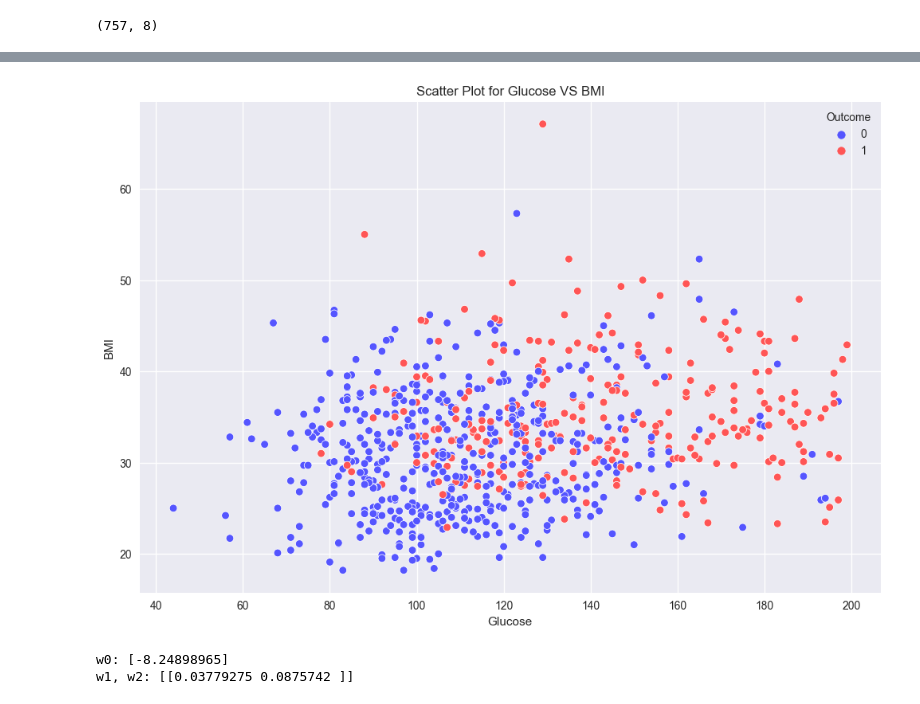
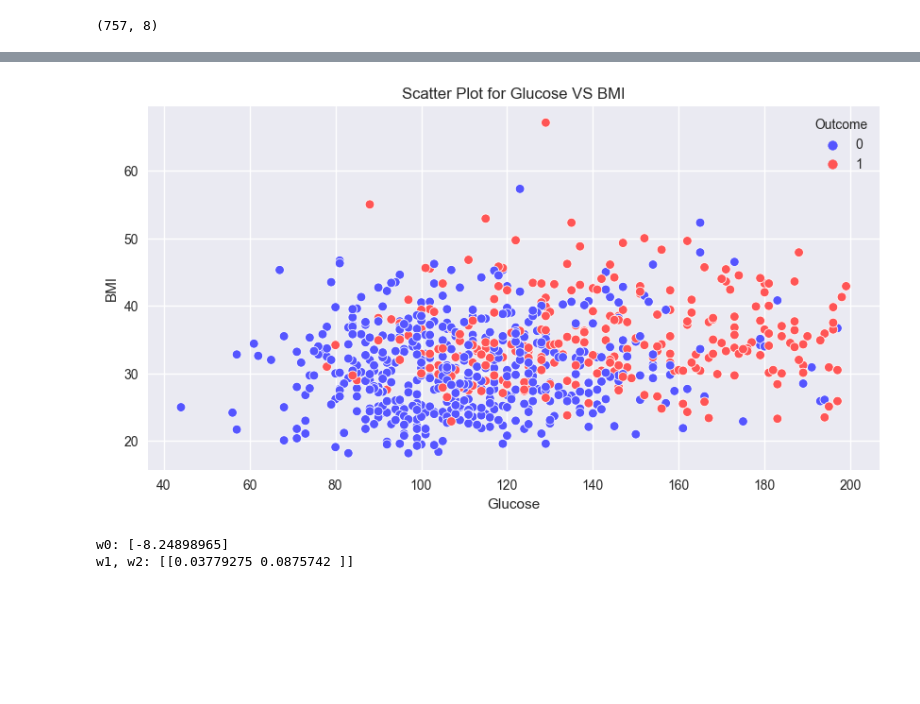
Before and after one commit to slagovskiy/DST, a Jupyter notebook: __environment/ml-3-Classification.LogisticRegression.ipynb, the cells around one changed output, grey strips where cells are left out. Cells and saved outputs as stored; diff of their text form; code cells hidden in the pictures; blank space fills up the shorter version.

```diff
--- a/__environment/ml-3-Classification.LogisticRegression.ipynb
+++ b/__environment/ml-3-Classification.LogisticRegression.ipynb
@@ -44,18 +35,18 @@ sns.heatmap(diabetes_data.corr(), annot=True);
 # %%
-fig, ax = plt.subplots(figsize = (12, 8)) #фигура + координатная плоскость
+fig, ax = plt.subplots(figsize = (10, 5)) #фигура + координатная плоскость
 #Строим диаграмму рассеяния
 sns.scatterplot(
     data=diabetes_data, #датасет
     x='Glucose', #ось абсцисс
     y='BMI', #ось ординат
     hue='Outcome', #группировка
     palette='seismic', #палитра
     ax=ax, #координатная плоскость
 );
 #Задаем название графику
 ax.set_title('Scatter Plot for Glucose VS BMI');
 # %% [output]
-[figure, old version]
+[figure, new version]
 # %%
 #Создаем матрицу наблюдений X и столбец с ответами y
 X = diabetes_data[['Glucose', 'BMI']]
```
Also changed, not shown: parts of 19 cells of this notebook, 7 other files.
